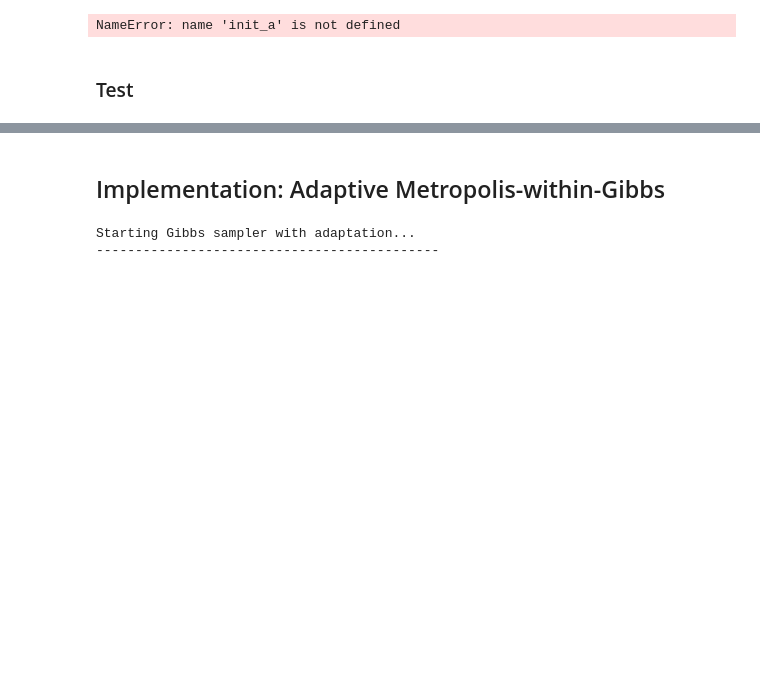
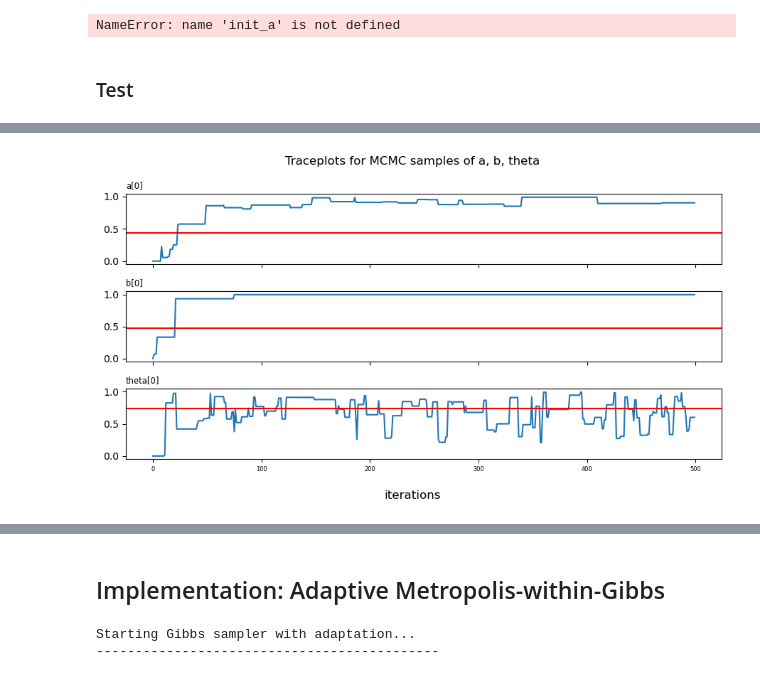
Before and after one commit to ghostpress/edu-IRT-MCMC, a Jupyter notebook: src/samplers/Metropolis-within-Gibbs.ipynb, the cells around one changed output, grey strips where cells are left out. Drawn from its saved outputs; the diff is of its cells as text; code cells hidden in the pictures; blank space fills up the shorter version.

```diff
--- a/src/samplers/Metropolis-within-Gibbs.ipynb
+++ b/src/samplers/Metropolis-within-Gibbs.ipynb
@@ -369,25 +391,27 @@ print(true_theta)
 # %%
 # Traceplots of samples
 fig1, (ax1, ax2, ax3) = plt.subplots(nrows=3, figsize=(9,5), sharex=True)
 fig1.suptitle('Traceplots for MCMC samples of a, b, theta')
 
 t = range(N)
 
 ax1.plot(t, samples_[0][:,0])
 ax1.axhline(true_a[0], color="red")
 plt.tick_params('x', labelsize=6)
 ax1.set_title("a[0]", fontsize='small', loc='left')
 
 ax2.plot(t, samples_[1][:,0])
 ax2.axhline(true_b[0], color="red")
 ax2.set_title("b[0]", fontsize='small', loc='left')
 
-plt.plot(t, samples_[2][:,0])
+ax3.plot(t, samples_[2][:,0])
 ax3.axhline(true_theta[0], color="red")
 ax3.set_title("theta[0]", fontsize='small', loc='left')
 
 fig1.supxlabel('iterations')
 fig1.tight_layout()
 plt.show()
+# %% [output]
+[figure, added]
 # %%
 # Histogram of samples
```
Also changed, not shown: parts of 10 cells of this notebook.
